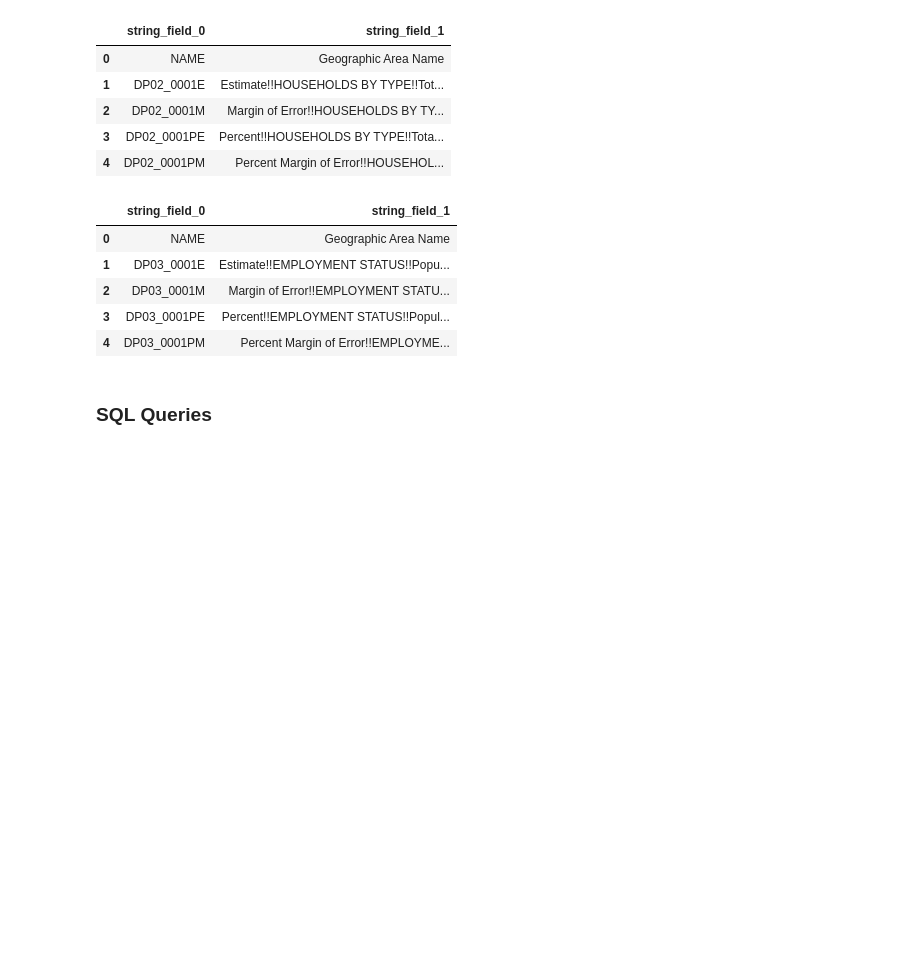
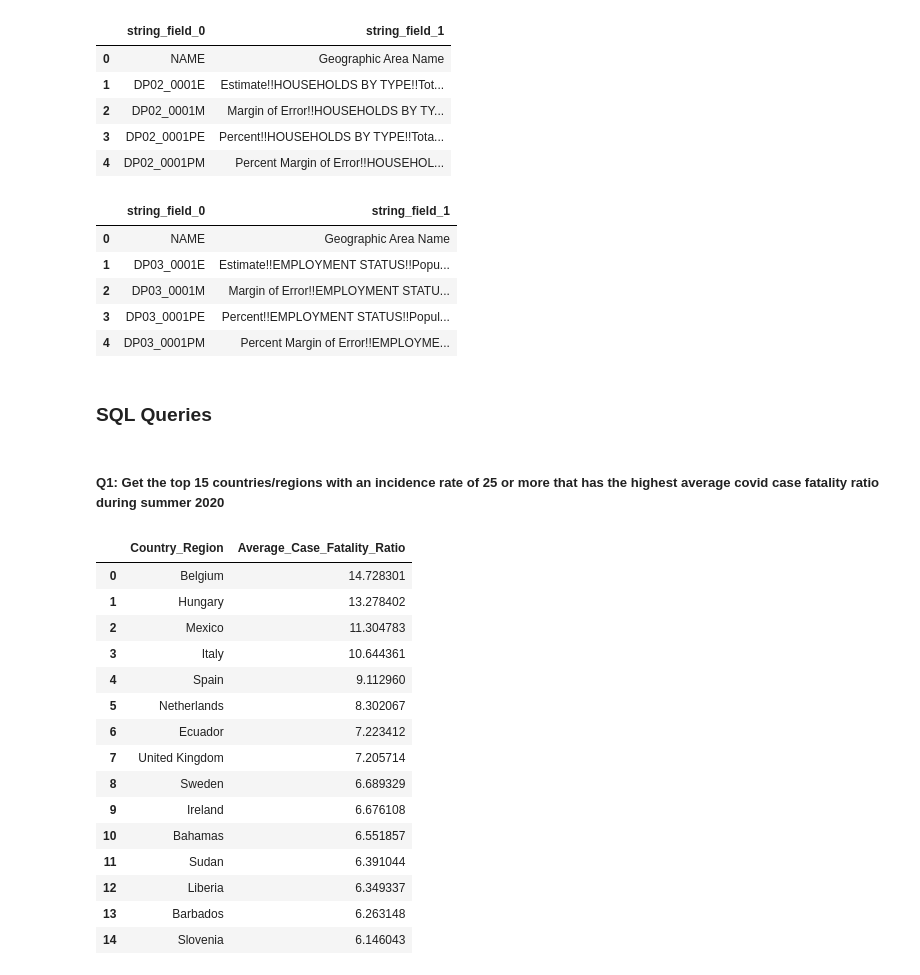
Before and after one commit to kimmisin/Elements-of-Databases, a Jupyter notebook: milestone1.ipynb, the cells around one changed output. Cells and saved outputs as stored; diff of their text form; code cells hidden in the pictures; blank space fills up the shorter version.

```diff
--- a/milestone1.ipynb
+++ b/milestone1.ipynb
@@ -574,3 +574,30 @@ SELECT * FROM us_census_bureau_staging.acs_economics LIMIT 5
 | 4 | DP03_0001PM | Percent Margin of Error!!EMPLOYME... |
 # %% [markdown]
 ### SQL Queries
+# %% [markdown]
+##### Q1: Get the top 15 countries/regions with an incidence rate of 25 or more that has the highest average covid case fatality ratio during summer 2020
+# %%
+%%bigquery
+SELECT Country_Region, AVG(Case_Fatality_Ratio) as Average_Case_Fatality_Ratio
+FROM jhu_daily_reports_staging.covid_summer2020
+WHERE Incidence_Rate >= 25
+GROUP BY Country_Region
+ORDER BY AVG(Case_Fatality_Ratio) DESC
+LIMIT 15;
+# %% [output]
+|  | Country_Region | Average_Case_Fatality_Ratio |
+| 0 | Belgium | 14.728301 |
+| 1 | Hungary | 13.278402 |
+| 2 | Mexico | 11.304783 |
+| 3 | Italy | 10.644361 |
+| 4 | Spain | 9.112960 |
+| 5 | Netherlands | 8.302067 |
+| 6 | Ecuador | 7.223412 |
+| 7 | United Kingdom | 7.205714 |
+| 8 | Sweden | 6.689329 |
+| 9 | Ireland | 6.676108 |
+| 10 | Bahamas | 6.551857 |
+| 11 | Sudan | 6.391044 |
+| 12 | Liberia | 6.349337 |
+| 13 | Barbados | 6.263148 |
+| 14 | Slovenia | 6.146043 |
```
Also changed, not shown: parts of 18 cells of this notebook.
